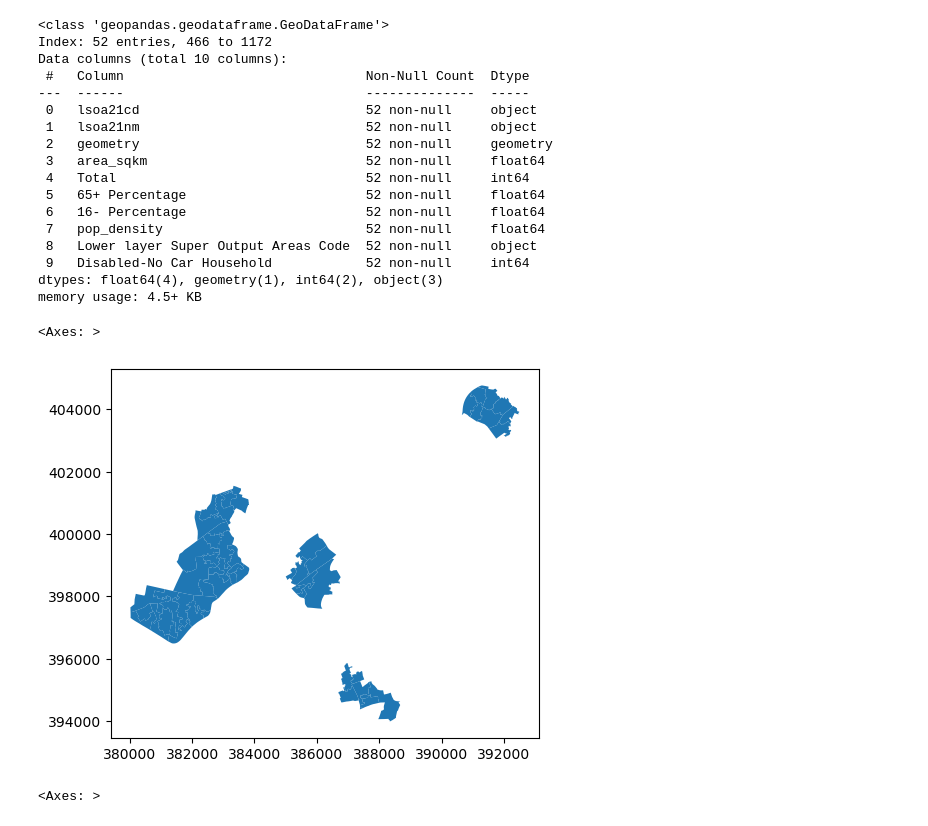
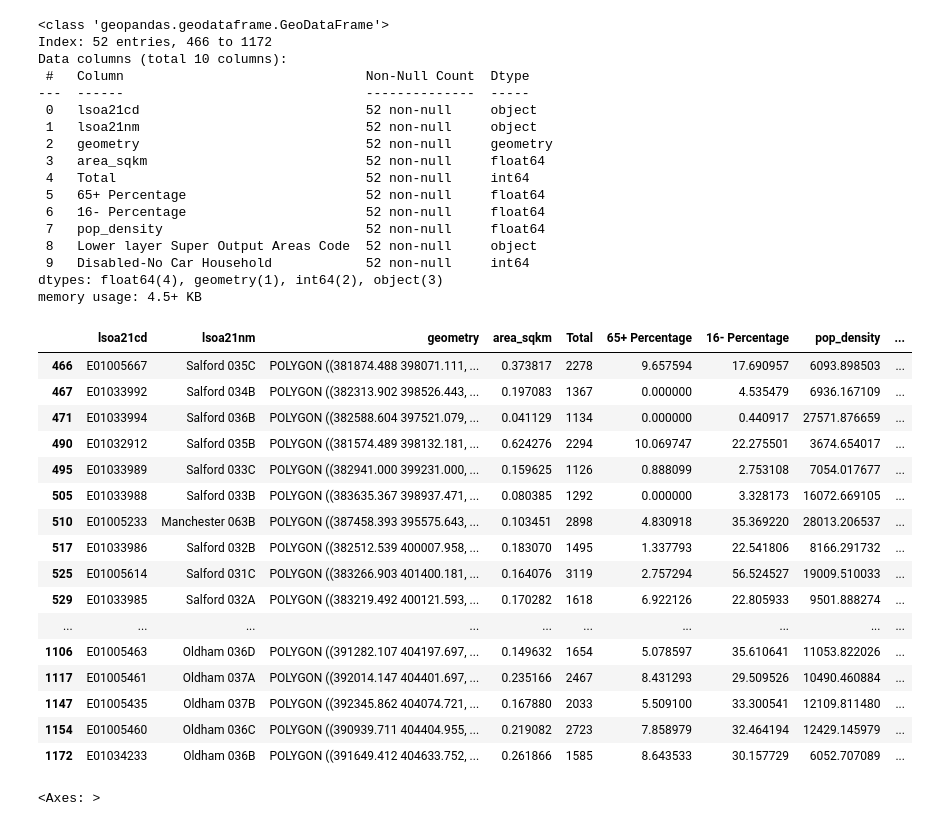
Before and after one commit to krnaskr/Dissertation, a Jupyter notebook: Demand LSOA.ipynb, the cells around one changed output. Cells and saved outputs as stored; diff of their text form; code cells hidden in the pictures.

```diff
--- a/Demand LSOA.ipynb
+++ b/Demand LSOA.ipynb
@@ -378,10 +380,25 @@ Data columns (total 10 columns):
 dtypes: float64(4), geometry(1), int64(2), object(3)
 memory usage: 4.5+ KB
 # %%
-missing_lsoa.plot()
+missing_lsoa
 # %% [output]
-<Axes: >
-[figure, removed]
+|  | lsoa21cd | lsoa21nm | geometry | area_sqkm | Total | 65+ Percentage | 16- Percentage | pop_density | ... |
+| 466 | E01005667 | Salford 035C | POLYGON ((381874.488 398071.111, ... | 0.373817 | 2278 | 9.657594 | 17.690957 | 6093.898503 | ... |
+| 467 | E01033992 | Salford 034B | POLYGON ((382313.902 398526.443, ... | 0.197083 | 1367 | 0.000000 | 4.535479 | 6936.167109 | ... |
+| 471 | E01033994 | Salford 036B | POLYGON ((382588.604 397521.079, ... | 0.041129 | 1134 | 0.000000 | 0.440917 | 27571.876659 | ... |
+| 490 | E01032912 | Salford 035B | POLYGON ((381574.489 398132.181, ... | 0.624276 | 2294 | 10.069747 | 22.275501 | 3674.654017 | ... |
+| 495 | E01033989 | Salford 033C | POLYGON ((382941.000 399231.000, ... | 0.159625 | 1126 | 0.888099 | 2.753108 | 7054.017677 | ... |
+| 505 | E01033988 | Salford 033B | POLYGON ((383635.367 398937.471, ... | 0.080385 | 1292 | 0.000000 | 3.328173 | 16072.669105 | ... |
+| 510 | E01005233 | Manchester 063B | POLYGON ((387458.393 395575.643, ... | 0.103451 | 2898 | 4.830918 | 35.369220 | 28013.206537 | ... |
+| 517 | E01033986 | Salford 032B | POLYGON ((382512.539 400007.958, ... | 0.183070 | 1495 | 1.337793 | 22.541806 | 8166.291732 | ... |
+| 525 | E01005614 | Salford 031C | POLYGON ((383266.903 401400.181, ... | 0.164076 | 3119 | 2.757294 | 56.524527 | 19009.510033 | ... |
+| 529 | E01033985 | Salford 032A | POLYGON ((383219.492 400121.593, ... | 0.170282 | 1618 | 6.922126 | 22.805933 | 9501.888274 | ... |
+| ... | ... | ... | ... | ... | ... | ... | ... | ... | ... |
+| 1106 | E01005463 | Oldham 036D | POLYGON ((391282.107 404197.697, ... | 0.149632 | 1654 | 5.078597 | 35.610641 | 11053.822026 | ... |
+| 1117 | E01005461 | Oldham 037A | POLYGON ((392014.147 404401.697, ... | 0.235166 | 2467 | 8.431293 | 29.509526 | 10490.460884 | ... |
+| 1147 | E01005435 | Oldham 037B | POLYGON ((392345.862 404074.721, ... | 0.167880 | 2033 | 5.509100 | 33.300541 | 12109.811480 | ... |
+| 1154 | E01005460 | Oldham 036C | POLYGON ((390939.711 404404.955, ... | 0.219082 | 2723 | 7.858979 | 32.464194 | 12429.145979 | ... |
+| 1172 | E01034233 | Oldham 036B | POLYGON ((391649.412 404633.752, ... | 0.261866 | 1585 | 8.643533 | 30.157729 | 6052.707089 | ... |
 # %%
 fig, ax = plt.subplots(figsize=(15, 15))
 
```
Also changed, not shown: parts of 5 cells of this notebook, 1 other file.
